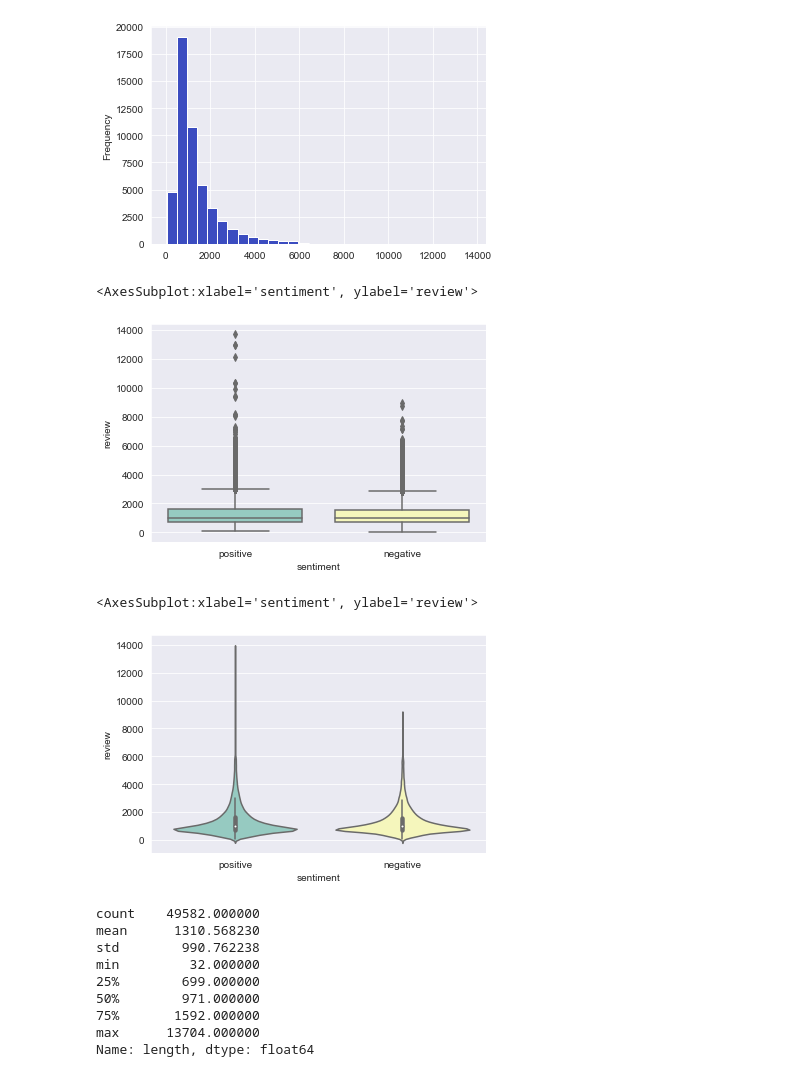
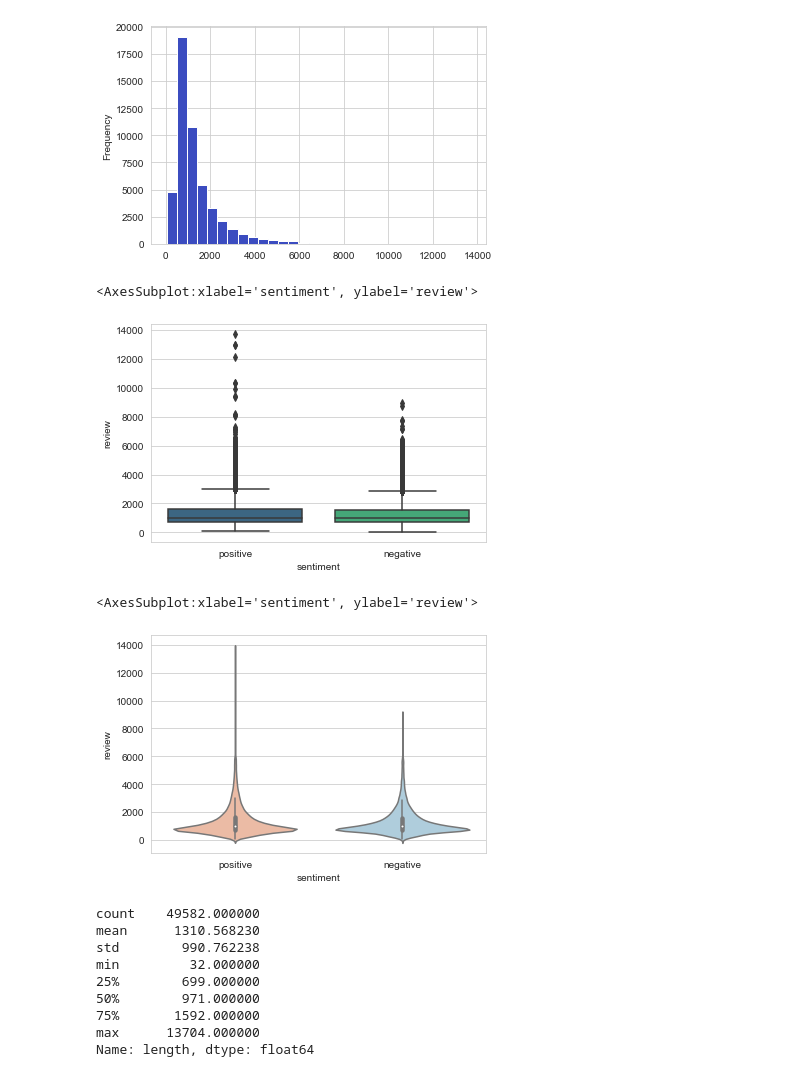
Before and after one commit to javierjevf/imdbNLP, a Jupyter notebook: languaje_analysis.ipynb, the cells around one changed output. Cells and saved outputs as stored; diff of their text form; code cells hidden in the pictures.

```diff
--- a/languaje_analysis.ipynb
+++ b/languaje_analysis.ipynb
@@ -39,7 +39,7 @@ from collections import Counter
 
 
 %matplotlib inline
-sns.set_style("darkgrid")
+sns.set_style("whitegrid")
 
 # Loading the original database
 # movies = pd.read_csv("IMDB Dataset.csv").drop_duplicates()
@@ -92,12 +92,12 @@ movies.length.plot(bins=30,kind="hist",colormap="coolwarm")
 sns.boxplot(data=movies,x="sentiment",y=movies.review.apply(len),palette="viridis")
 # %% [output]
 <AxesSubplot:xlabel='sentiment', ylabel='review'>
-[figure, old version]
+[figure, new version]
 # %%
-sns.violinplot(data=movies,x="sentiment",y=movies.review.apply(len))
+sns.violinplot(data=movies,x="sentiment",y=movies.review.apply(len),palette="RdBu")
 # %% [output]
 <AxesSubplot:xlabel='sentiment', ylabel='review'>
-[figure, old version]
+[figure, new version]
 # %%
 movies.length.describe()
 # %% [output]
```
